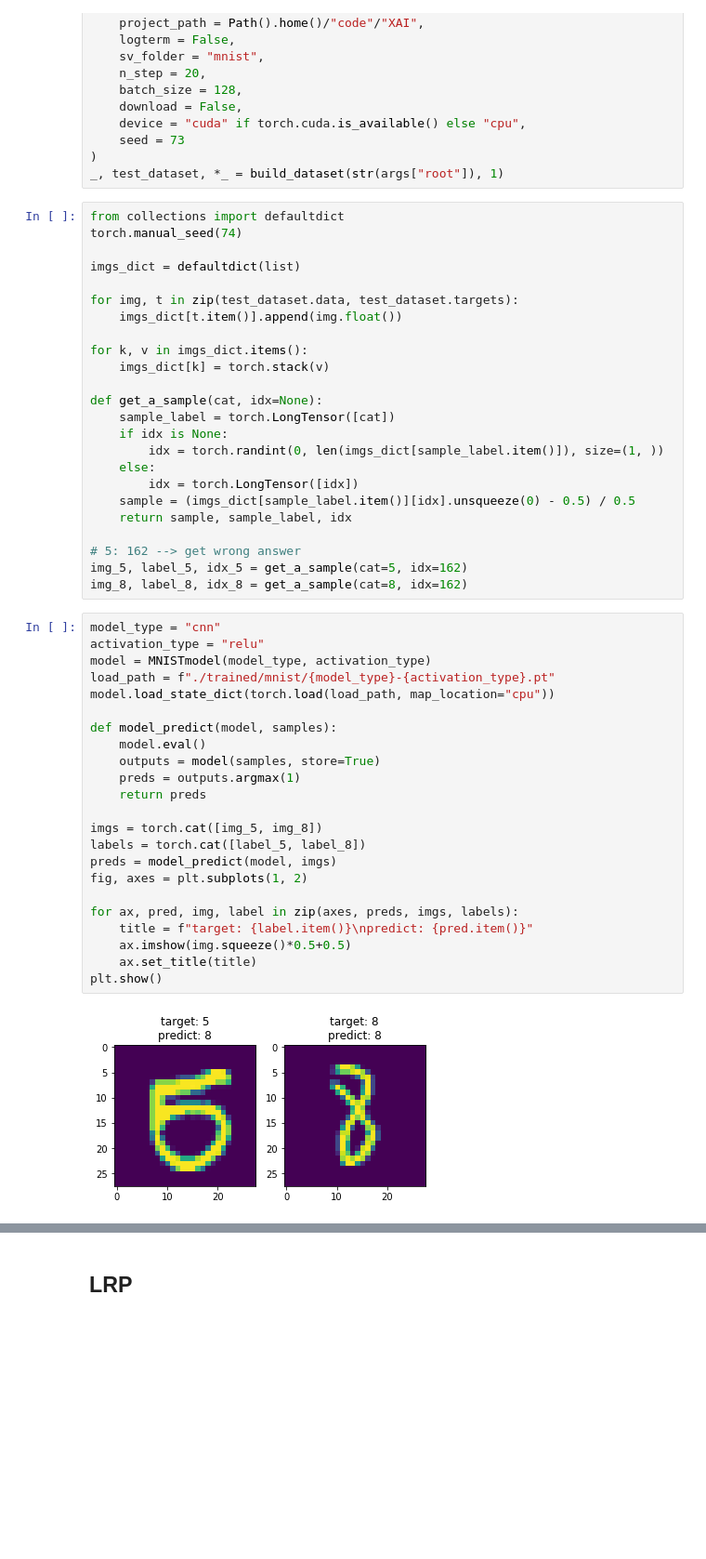
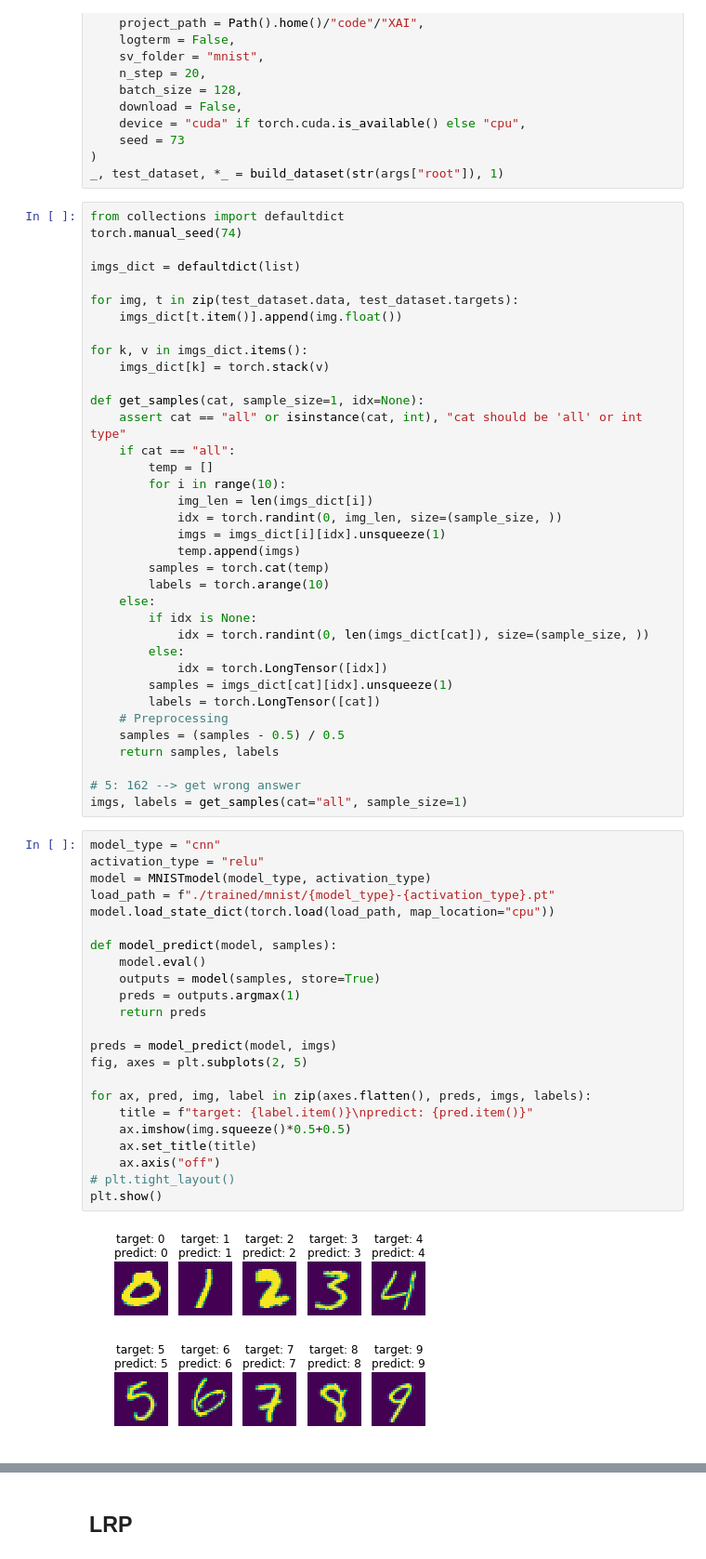
Before and after one commit to simonjisu/XAI, a Jupyter notebook: XAI.ipynb, the cells around one changed output, grey strips where cells are left out. Shown at 93% size. Cells and saved outputs as stored; diff of their text form; blank space fills up the shorter version.

```diff
--- a/XAI.ipynb
+++ b/XAI.ipynb
@@ -161,40 +47,52 @@ for img, t in zip(test_dataset.data, test_dataset.targets):
 for k, v in imgs_dict.items():
     imgs_dict[k] = torch.stack(v)
 
-def get_a_sample(cat, idx=None):
-    sample_label = torch.LongTensor([cat])
-    if idx is None:
-        idx = torch.randint(0, len(imgs_dict[sample_label.item()]), size=(1, ))
+def get_samples(cat, sample_size=1, idx=None):
+    assert cat == "all" or isinstance(cat, int), "cat should be 'all' or int type"
+    if cat == "all":
+        temp = []
+        for i in range(10):
+            img_len = len(imgs_dict[i])
+            idx = torch.randint(0, img_len, size=(sample_size, ))
+            imgs = imgs_dict[i][idx].unsqueeze(1)
+            temp.append(imgs)
+        samples = torch.cat(temp)
+        labels = torch.arange(10)
     else:
-        idx = torch.LongTensor([idx])
-    sample = (imgs_dict[sample_label.item()][idx].unsqueeze(0) - 0.5) / 0.5
-    return sample, sample_label, idx
+        if idx is None:
+            idx = torch.randint(0, len(imgs_dict[cat]), size=(sample_size, ))
+        else:
+            idx = torch.LongTensor([idx])
+        samples = imgs_dict[cat][idx].unsqueeze(1)
+        labels = torch.LongTensor([cat])
+    # Preprocessing
+    samples = (samples - 0.5) / 0.5
+    return samples, labels
 
 # 5: 162 --> get wrong answer
-img_5, label_5, idx_5 = get_a_sample(cat=5, idx=162)
-img_8, label_8, idx_8 = get_a_sample(cat=8, idx=162)
+imgs, labels = get_samples(cat="all", sample_size=1)
 # %%
 model_type = "cnn"
 activation_type = "relu"
 model = MNISTmodel(model_type, activation_type)
 load_path = f"./trained/mnist/{model_type}-{activation_type}.pt"
 model.load_state_dict(torch.load(load_path, map_location="cpu"))
 
 def model_predict(model, samples):
     model.eval()
     outputs = model(samples, store=True)
     preds = outputs.argmax(1)
     return preds
 
-imgs = torch.cat([img_5, img_8])
-labels = torch.cat([label_5, label_8])
 preds = model_predict(model, imgs)
-fig, axes = plt.subplots(1, 2)
+fig, axes = plt.subplots(2, 5)
 
-for ax, pred, img, label in zip(axes, preds, imgs, labels):
+for ax, pred, img, label in zip(axes.flatten(), preds, imgs, labels):
     title = f"target: {label.item()}\npredict: {pred.item()}"
     ax.imshow(img.squeeze()*0.5+0.5)
     ax.set_title(title)
+    ax.axis("off")
+# plt.tight_layout()
 plt.show()
 # %% [output]
-[figure, old version]
+[figure, new version]
```
Also changed, not shown: parts of 35 cells of this notebook, 5 other files.
